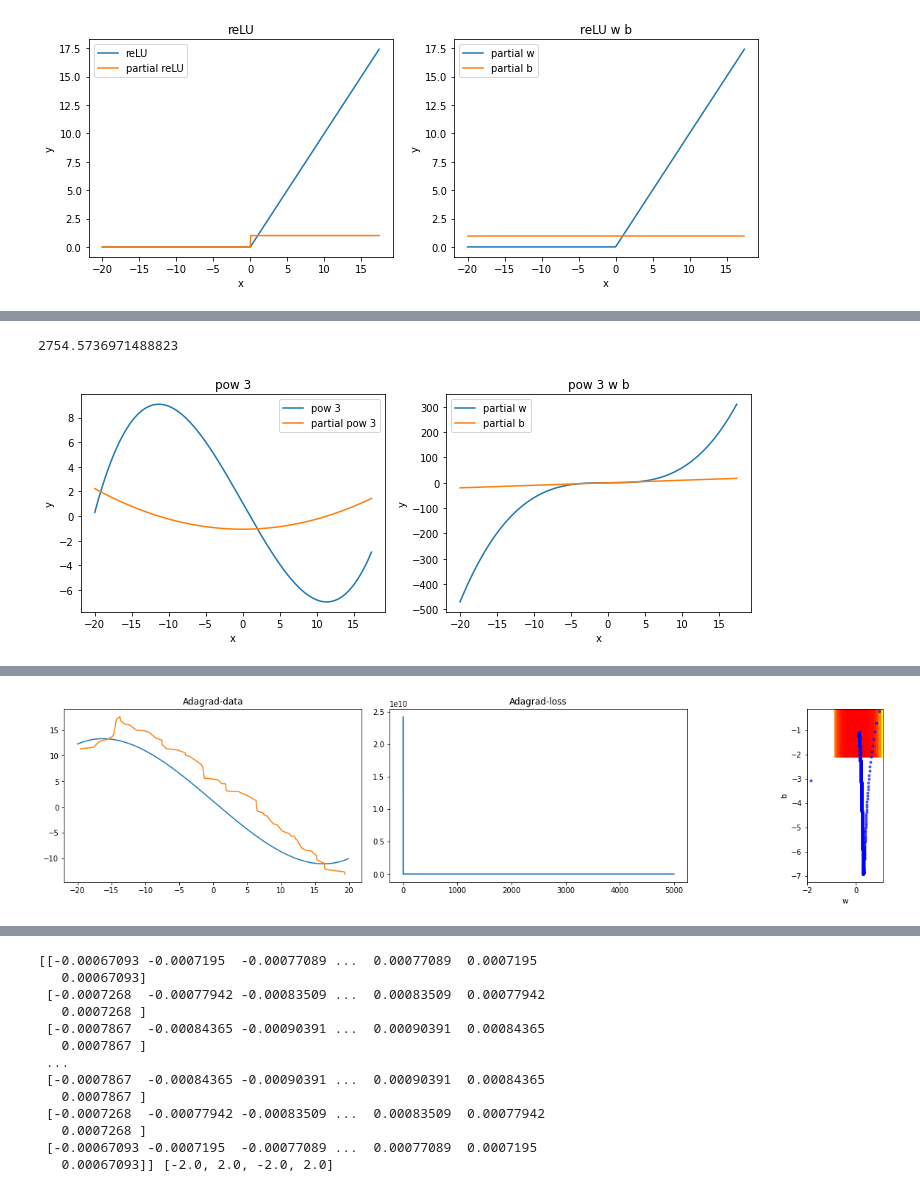
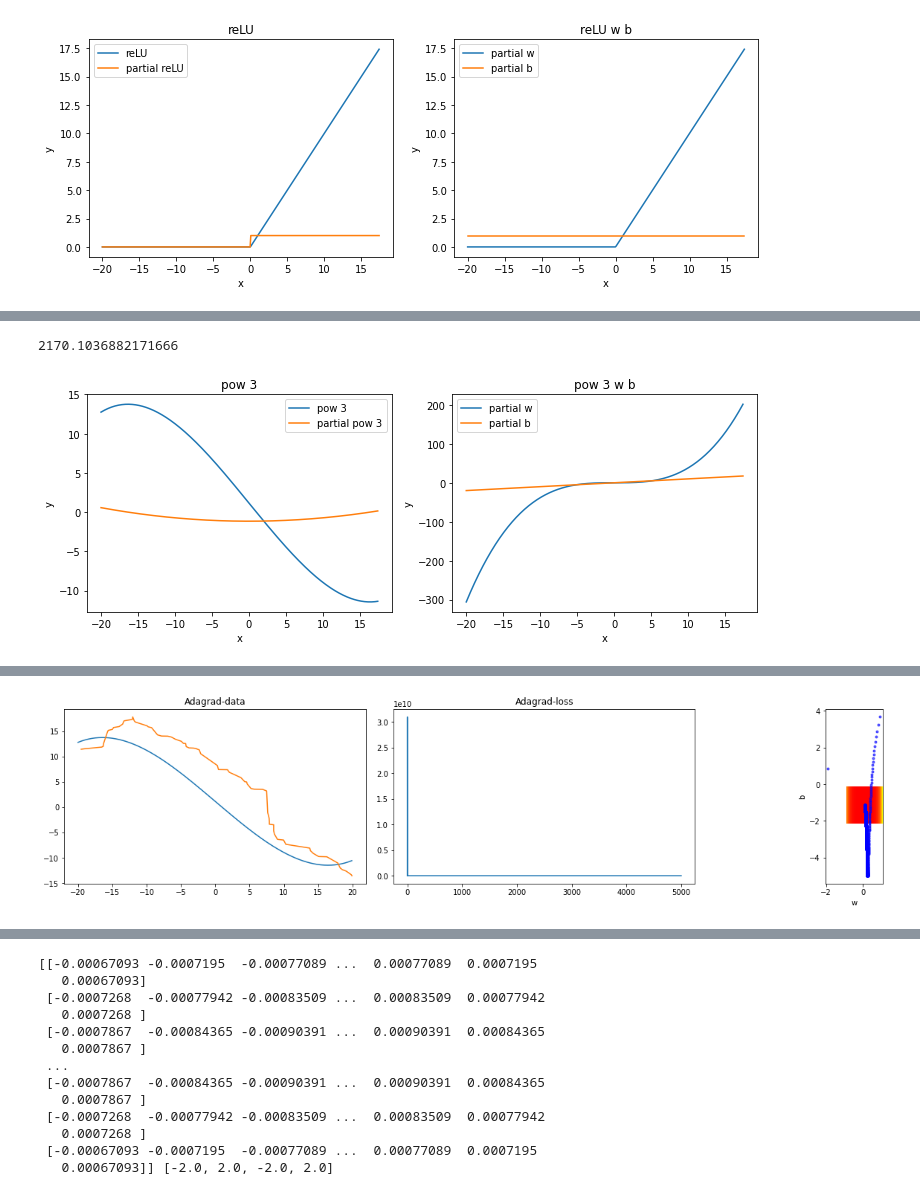
Before and after one commit to thetime50/colab-notebook, a Jupyter notebook: machine-learning/gradient_descent.ipynb, the cells around one changed output, grey strips where cells are left out. Drawn from its saved outputs; the diff is of its cells as text; code cells hidden in the pictures.

```diff
--- a/machine-learning/gradient_descent.ipynb
+++ b/machine-learning/gradient_descent.ipynb
@@ -297,15 +290,12 @@ class P3Neurel1:
 # p3nw = P3Neurel1(weightStart,biasStart)
 # tw=0.7
 # tb=-15
-# tw=0.2
-# tb=-2
-# tw=0.1
-# tb=-1
-tw=0.14
-tb=-1.06
+# tw=0.1116
+# tb=-1.1436
+tw=0.1129
+tb=-1.1554
+
 p3nw = P3Neurel1(tw,tb)
-
-
 print(getLoss(p3nw,data))
 drawFun('pow 3',p3nw,)
 p3nwGraAdagrad = gradientDescentAdagrad(p3nw,data,ETA*100000,0,5000)
@@ -316,5 +306,5 @@ p3nwGraAdagrad = gradientDescentAdagrad(p3nw,data,ETA*100000,0,5000)
 
 drawGraph('Adagrad',data,xaxis,P3Neurel1,p3nw,tw,tb,p3nwGraAdagrad,1.1,0.1)
 # %% [output]
-2754.5736971488823
+2170.1036882171666
-[figure, old version]
+[figure, new version]
@@ -322 +312 @@ Adagrad w:0.1123 b:-1.1239 loss:1208.0881
-[figure, old version]
+[figure, new version]
```
Also changed, not shown: parts of 7 cells of this notebook.
